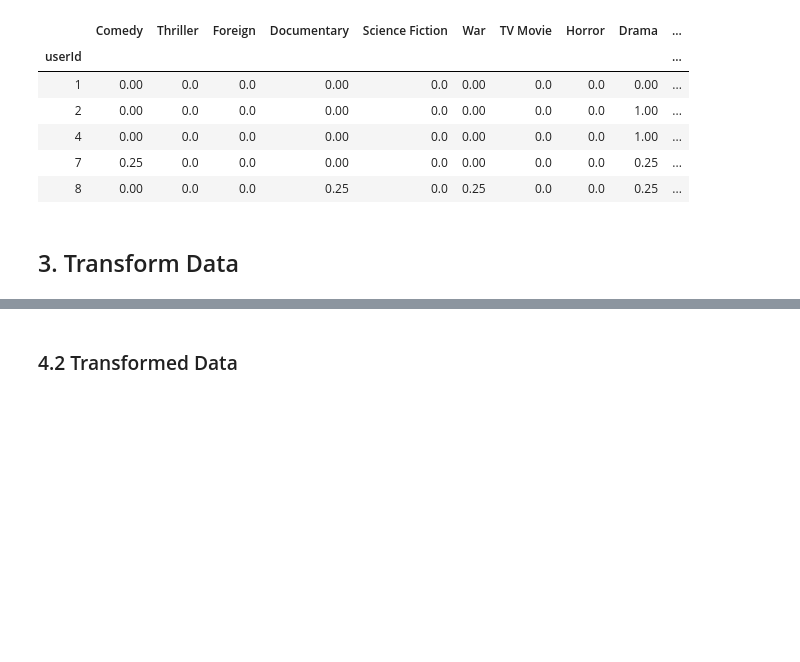
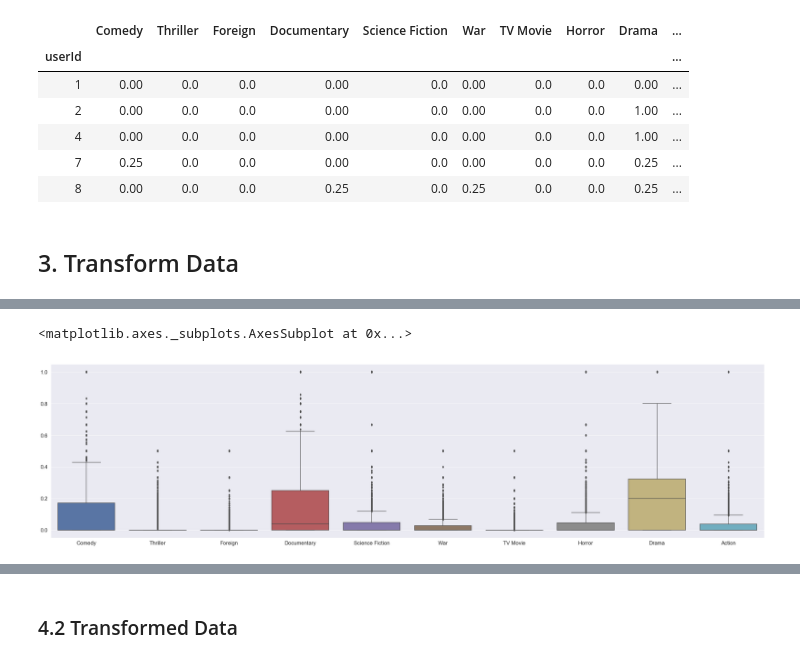
Before and after one commit to janapfeffer/DM_Project_MoviePrediction, a Jupyter notebook: Clustering Preprocessing.ipynb, the cells around one changed output, grey strips where cells are left out. Saved outputs shown, nothing was run; the diff lists cells and outputs as text; code cells hidden in the pictures; blank space fills up the shorter version.

```diff
--- a/Clustering Preprocessing.ipynb
+++ b/Clustering Preprocessing.ipynb
@@ -110,0 +108,5 @@ for genre in list(df_joined):
+# %%
+sb.boxplot(data=df_joined[list(df_joined)[:10]])
+# %% [output]
+<matplotlib.axes._subplots.AxesSubplot at 0x...>
+[figure, added]
```
Also changed, not shown: parts of 12 cells of this notebook, 1 other file.
